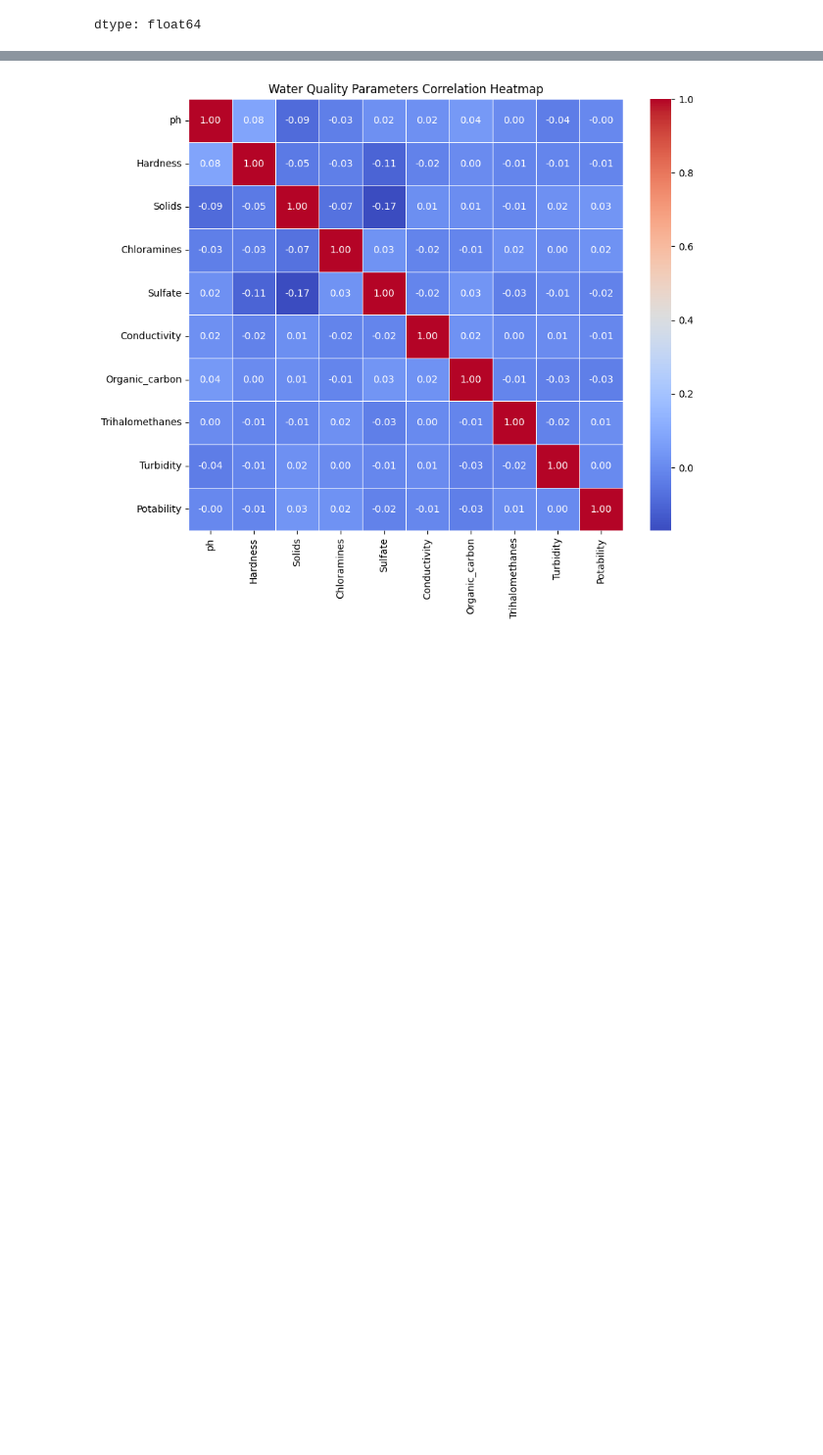
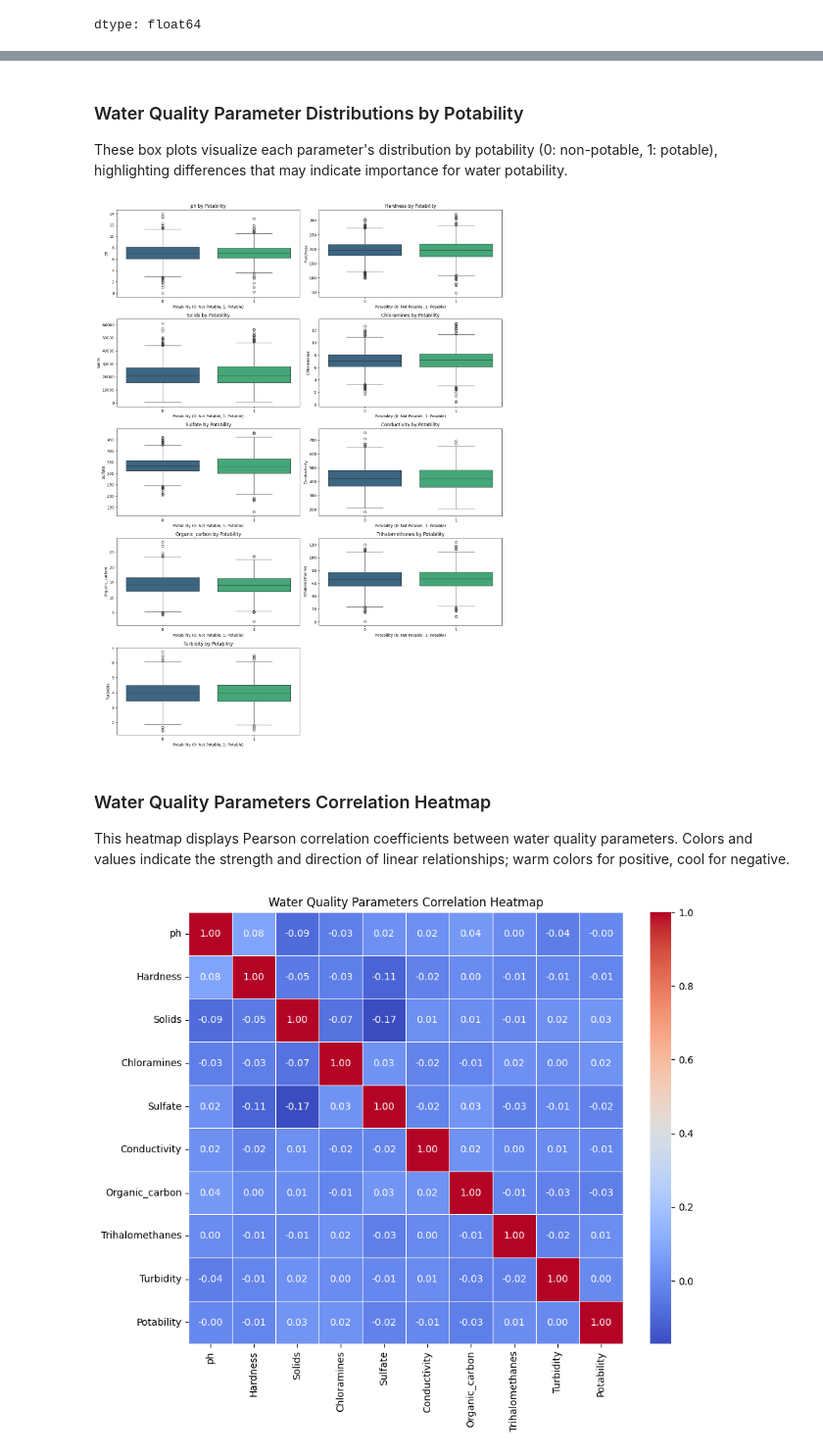
Before and after one commit to nikor3/WaterRangers, a Jupyter notebook: About_dataset.ipynb, the cells around one changed output, grey strips where cells are left out. Shown at 98% size. Cells and saved outputs as stored; diff of their text form; code cells hidden in the pictures; blank space fills up the shorter version.

```diff
--- a/About_dataset.ipynb
+++ b/About_dataset.ipynb
@@ -151,3 +172,23 @@ dtype: float64
+# %% [markdown]
+### Water Quality Parameter Distributions by Potability
+
+These box plots visualize each parameter's distribution by potability (0: non-potable, 1: potable), highlighting differences that may indicate importance for water potability.
+# %%
+plt.figure(figsize=(15, 20))
+for i, col in enumerate(num_cols):
+    plt.subplot(5, 2, i + 1)
+    sns.boxplot(x='Potability', y=col, data=df, palette='viridis', hue='Potability', legend=False)
+    plt.title(f'{col} by Potability')
+    plt.xlabel('Potability (0: Not Potable, 1: Potable)')
+    plt.ylabel(col)
+plt.tight_layout()
+plt.show()
+# %% [output]
+[figure, added]
+# %% [markdown]
+### Water Quality Parameters Correlation Heatmap
+
+This heatmap displays Pearson correlation coefficients between water quality parameters. Colors and values indicate the strength and direction of linear relationships; warm colors for positive, cool for negative.
 # %%
 #Correletion between all the different parameters defining the dataset
 plt.figure(figsize=(10, 8))
```
Also changed, not shown: parts of 6 cells of this notebook.
